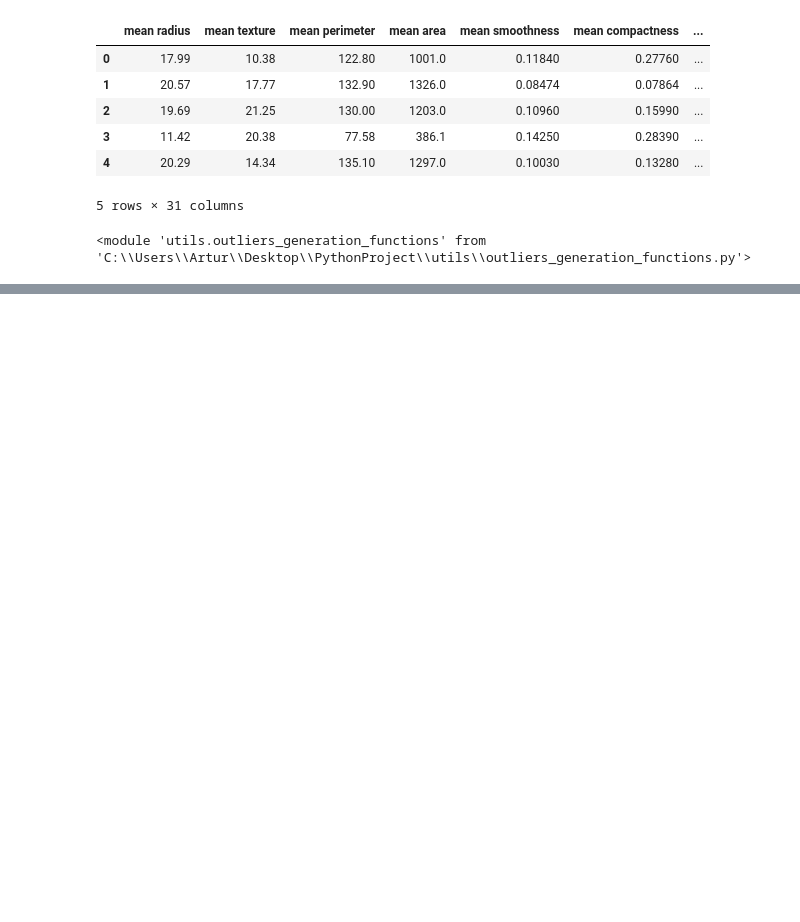
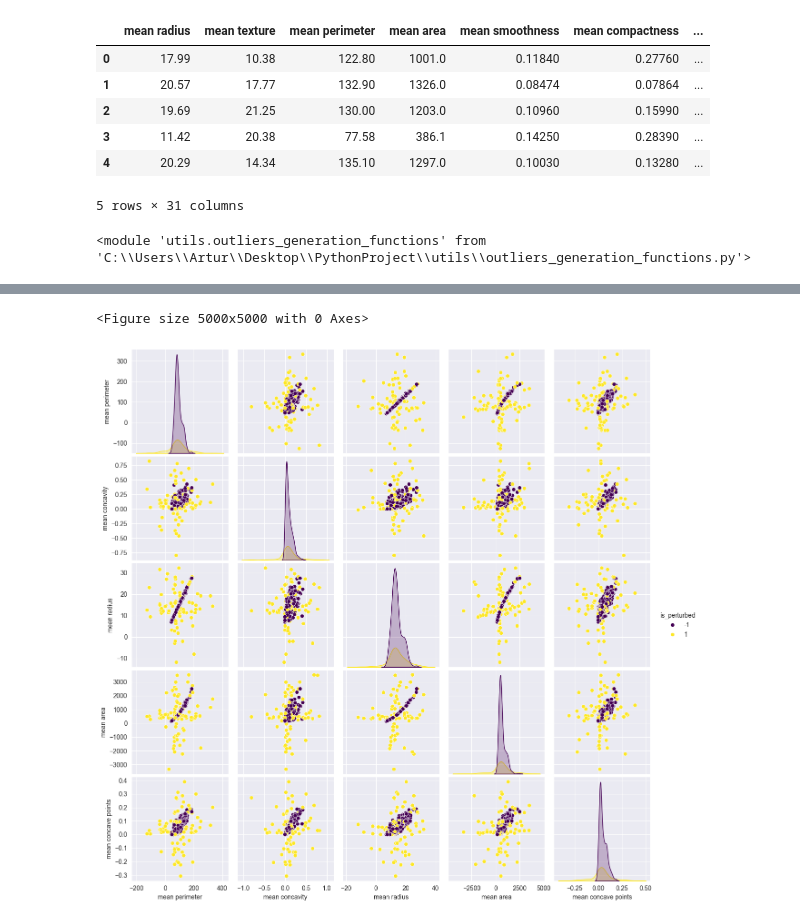
Before and after one commit to Normzxy/Masters-Thesis, a Jupyter notebook: notebooks/breast_cancer/data_perturbation.ipynb, the cells around one changed output, grey strips where cells are left out. Drawn from its saved outputs; the diff is of its cells as text; code cells hidden in the pictures; blank space fills up the shorter version.

```diff
--- a/notebooks/breast_cancer/data_perturbation.ipynb
+++ b/notebooks/breast_cancer/data_perturbation.ipynb
@@ -79,13 +79,13 @@ perturbed_example[perturbed_example['is_perturbed'] == 1]
 # %%
-example_X = perturbed_example.drop(columns=['is_perturbed', 'target'])
+X_modified = df_modified.drop(columns=['is_perturbed', 'target'])
 # %%
 from sklearn.neighbors import LocalOutlierFactor
 # %%
 # POST-PERTURB DATA SCALING #
-example_X_scaled = scaler.fit_transform(example_X)
+X_modified_scaled = scaler.fit_transform(X_modified)
 
 # NOW 20% IS EXPECTED TO BE OUTLIERS #
-lof = LocalOutlierFactor(contamination=0.20, n_neighbors=20)
+lof = LocalOutlierFactor(contamination=0.25, n_neighbors=20)
 # %%
 # TO CHECK IF NEW OUTLIERS ARE DETECTED #
 
@@ -102,3 +105,17 @@ Percentage of perturbed rows detected by LOF: 97.37%
+# %%
+# HOW DO OUTLIERS LOOK IN SPACE? #
+
+cols = ['mean perimeter', 'mean concavity', 'mean radius',
+        'mean area', 'mean concave points', 'is_perturbed']
+plt.figure(figsize=(10, 10), dpi=500)
+sns.pairplot(
+    data=df_modified[cols],
+    hue='is_perturbed',
+    palette='viridis')
+plt.show()
+# %% [output]
+<Figure size 5000x5000 with 0 Axes>
+[figure, added]
 # %%
 ################################################################
 # GENERATE MANY FILES WITH ROWS PERTURBATIONS, AND SAVE TO CSV #
```
Also changed, not shown: parts of 5 cells of this notebook, 1 other file.
